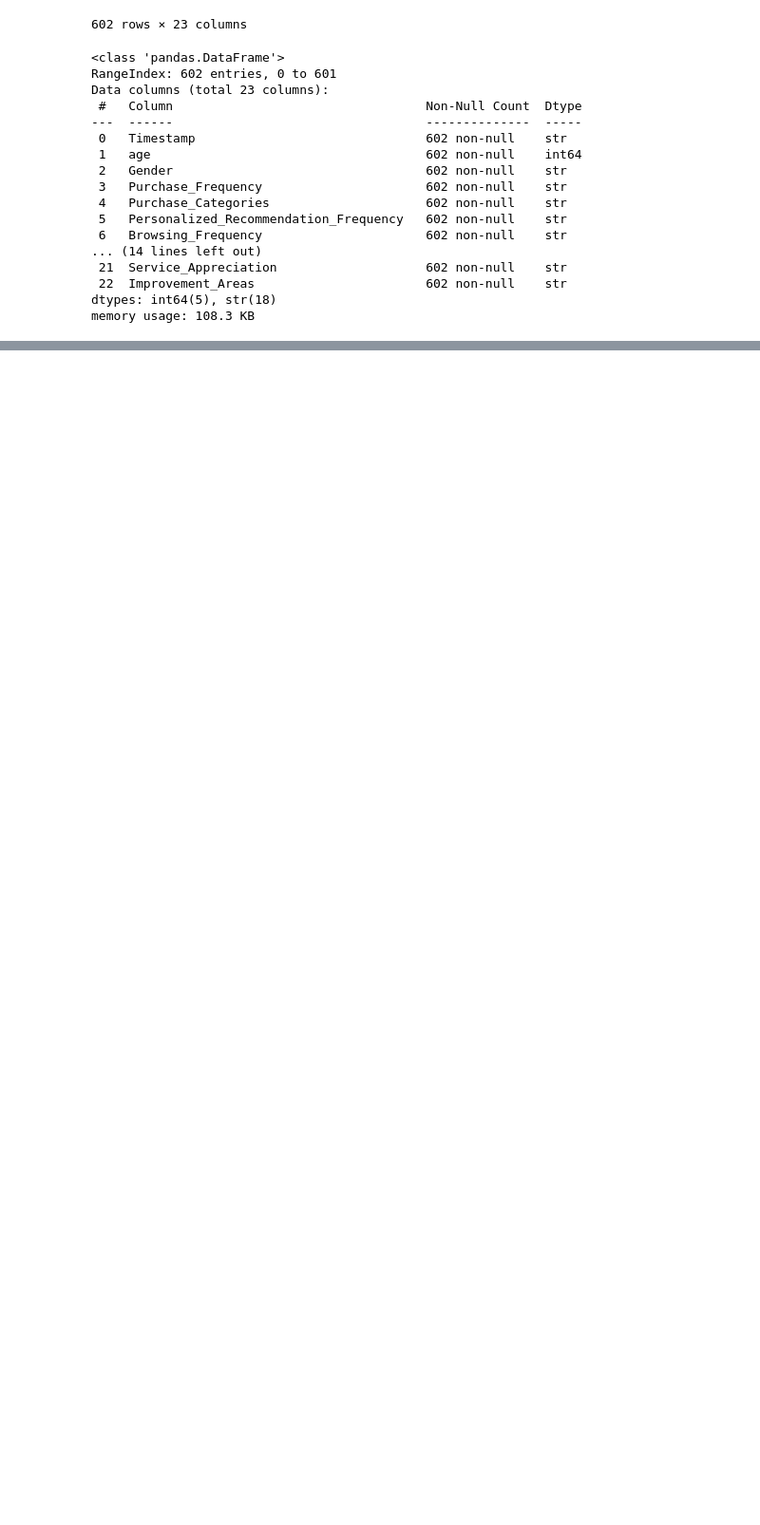
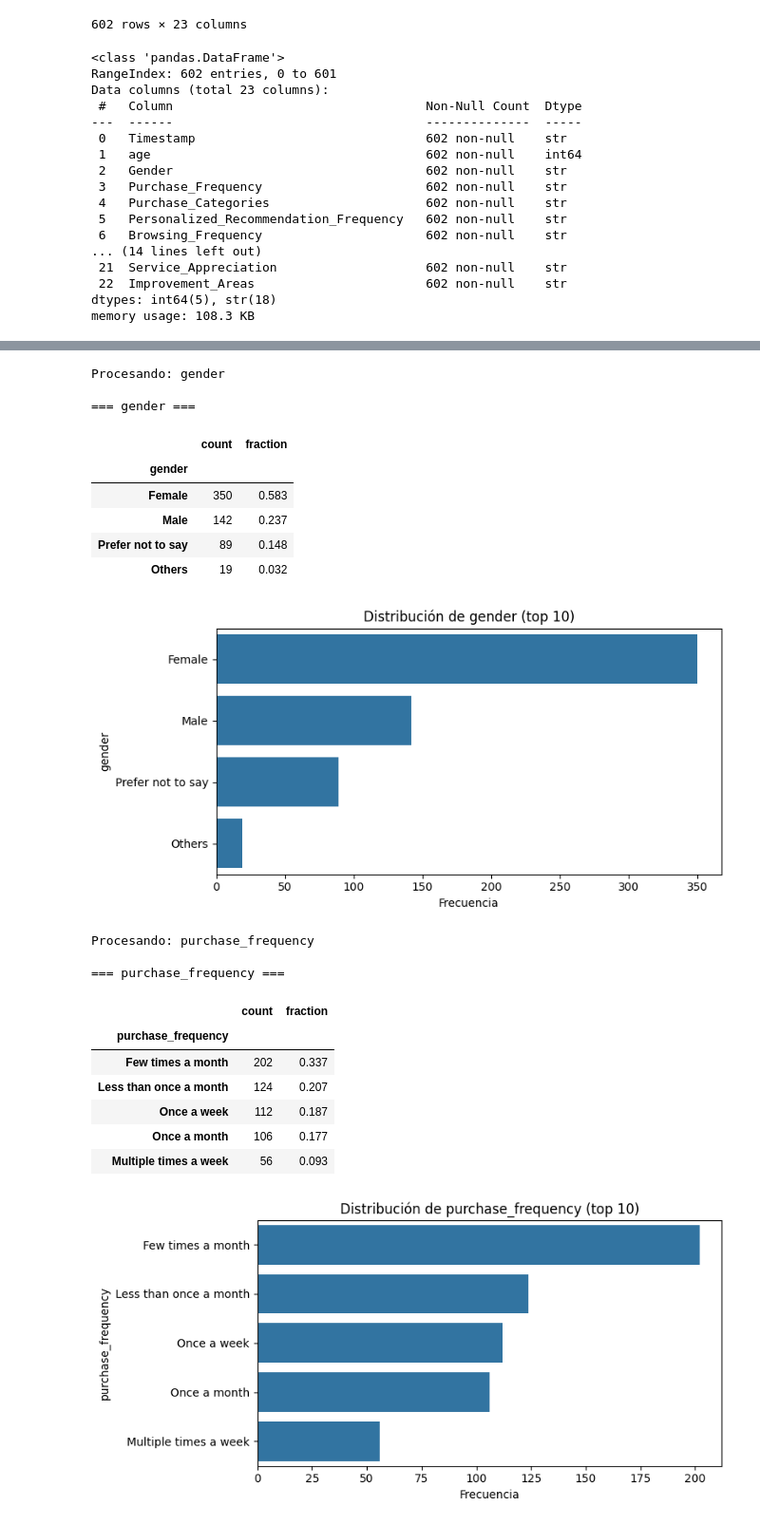
Before and after one commit to Paula-02/EDA_ClientesAmazon, a Jupyter notebook: src/notebooks/1_exploring_dataset.ipynb, the cells around one changed output, grey strips where cells are left out. Shown at 95% size. Saved outputs shown, nothing was run; the diff lists cells and outputs as text; code cells hidden in the pictures; blank space fills up the shorter version.

Commit message:
univariate analysis

```diff
--- a/src/notebooks/1_exploring_dataset.ipynb
+++ b/src/notebooks/1_exploring_dataset.ipynb
@@ -109,0 +287,55 @@ lista
+# %%
+def categorical_univariate_report(df, col, top_n=10, plot=True):
+    vc = df[col].value_counts(dropna=False)
+    perc = (vc / len(df)).round(3)
+
+    summary = pd.DataFrame({
+        "count": vc,
+        "fraction": perc
+    })
+
+    print(f"\n=== {col} ===")
+    display(summary.head(top_n))
+
+    if plot:
+        plt.figure(figsize=(8, 4))
+        order = vc.head(top_n).index
+        sns.countplot(
+            data=df,
+            y=col,
+            order=order
+        )
+        plt.title(f"Distribución de {col} (top {top_n})")
+        plt.xlabel("Frecuencia")
+        plt.ylabel(col)
+        plt.tight_layout()
+        plt.show()
+# %%
+for col in cat_cols:
+    print("\nProcesando:", col)
+    try:
+        categorical_univariate_report(df, col, top_n=10, plot=True)
+    except Exception as e:
+        print(f"[ERROR] en {col}: {e}")
+# %% [output]
+Procesando: gender
+
+=== gender ===
+|  | count | fraction |
+| gender |  |  |
+| Female | 350 | 0.583 |
+| Male | 142 | 0.237 |
+| Prefer not to say | 89 | 0.148 |
+| Others | 19 | 0.032 |
+[figure, added]
+Procesando: purchase_frequency
+
+=== purchase_frequency ===
+|  | count | fraction |
+| purchase_frequency |  |  |
+| Few times a month | 202 | 0.337 |
+| Less than once a month | 124 | 0.207 |
+| Once a week | 112 | 0.187 |
+| Once a month | 106 | 0.177 |
+| Multiple times a week | 56 | 0.093 |
+[figure, added]
```
Also changed, not shown: parts of 36 cells of this notebook, 2 other files.
